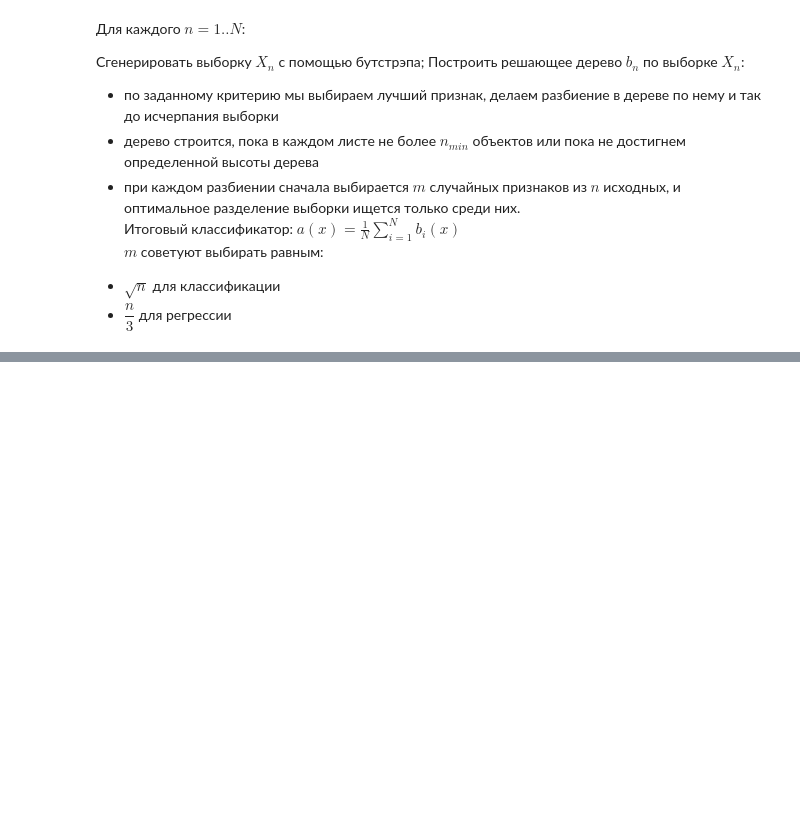
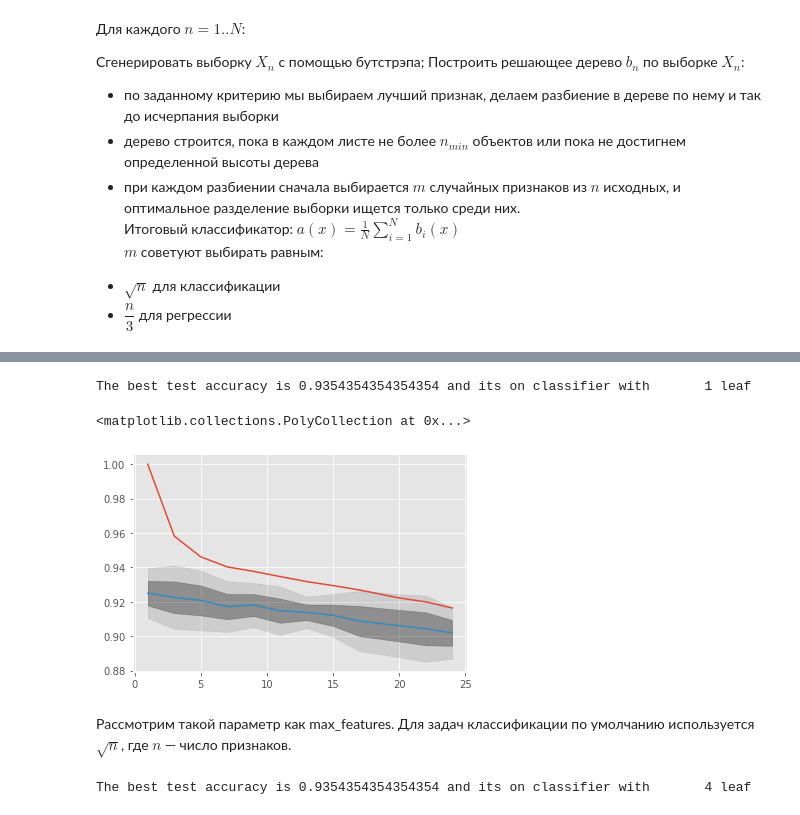
Before and after one commit to Lamantin12/Course-DL-MIPT, a Jupyter notebook: ML mipt/06 Decision trees and ensembles/ensembles.ipynb, the cells around one changed output, grey strips where cells are left out. Drawn from its saved outputs; the diff is of its cells as text; code cells hidden in the pictures; blank space fills up the shorter version.

```diff
--- a/ML mipt/06 Decision trees and ensembles/ensembles.ipynb
+++ b/ML mipt/06 Decision trees and ensembles/ensembles.ipynb
@@ -106,0 +202,64 @@ $$\varepsilon_i(x) = b_i(x) - y(x), i=1,..,n$$
+# %%
+shuffle = StratifiedKFold(n_splits=5, random_state=42, shuffle=True)
+
+train_acc = []
+test_acc = []
+min_leaf_grid = [1, 3, 5, 7, 9, 11, 13, 15, 17, 20, 22, 24]
+for min_leaf in min_leaf_grid:
+    temp_train_acc = []
+    temp_test_acc = []
+    rfc = RandomForestClassifier(min_samples_leaf=min_leaf, random_state=42, n_jobs=-1, oob_score=True)
+    for train_indx, test_indx in shuffle.split(X, y):
+        X_train, X_test = X.iloc[train_indx], X.iloc[test_indx]
+        y_train, y_test = y[train_indx], y[test_indx]
+        rfc.fit(X_train, y_train)
+        temp_train_acc.append(rfc.score(X_train, y_train))
+        temp_test_acc.append(rfc.score(X_test, y_test))
+    train_acc.append(temp_train_acc)
+    test_acc.append(temp_test_acc)
+
+train_acc = np.array(train_acc)
+test_acc = np.array(test_acc)
+print(f"The best test accuracy is {test_acc.max()} and its on classifier with \
+      {min_leaf_grid[np.argmax(test_acc.mean(axis=1))]} leaf")
+# %% [output]
+The best test accuracy is 0.9354354354354354 and its on classifier with       1 leaf
+# %%
+fig, ax = plt.subplots(1,1)
+
+ax.plot(min_leaf_grid, train_acc.mean(axis=1), label="train_acc")
+ax.plot(min_leaf_grid, test_acc.mean(axis=1), label="test_acc")
+ax.fill_between(min_leaf_grid, test_acc.mean(axis=1) - test_acc.std(axis=1),
+                test_acc.mean(axis=1) + test_acc.std(axis=1), alpha=0.3, color='black')
+ax.fill_between(min_leaf_grid, test_acc.mean(axis=1) - 2*test_acc.std(axis=1),
+                test_acc.mean(axis=1) + 2*test_acc.std(axis=1), alpha=0.1, color='black')
+# %% [output]
+<matplotlib.collections.PolyCollection at 0x...>
+[figure, added]
+# %% [markdown]
+Рассмотрим такой параметр как max_features. Для задач классификации по умолчанию используется $\sqrt{n}$, где $n$ — число признаков.
+# %%
+shuffle = StratifiedKFold(n_splits=5, random_state=42, shuffle=True)
+
+train_acc = []
+test_acc = []
+max_features_grid = [2, 4, 6, 8, 10, 12, 14, 16]
+for max_features in max_features_grid:
+    temp_train_acc = []
+    temp_test_acc = []
+    rfc = RandomForestClassifier(max_features=max_features, random_state=42, n_jobs=-1, oob_score=True)
+    for train_indx, test_indx in shuffle.split(X, y):
+        X_train, X_test = X.iloc[train_indx], X.iloc[test_indx]
+        y_train, y_test = y[train_indx], y[test_indx]
+        rfc.fit(X_train, y_train)
+        temp_train_acc.append(rfc.score(X_train, y_train))
+        temp_test_acc.append(rfc.score(X_test, y_test))
+    train_acc.append(temp_train_acc)
+    test_acc.append(temp_test_acc)
+
+train_acc = np.array(train_acc)
+test_acc = np.array(test_acc)
+print(f"The best test accuracy is {test_acc.max()} and its on classifier with \
+      {max_features_grid[np.argmax(test_acc.mean(axis=1))]} leaf")
+# %% [output]
+The best test accuracy is 0.9354354354354354 and its on classifier with       4 leaf
```
Also changed, not shown: parts of 22 cells of this notebook.
